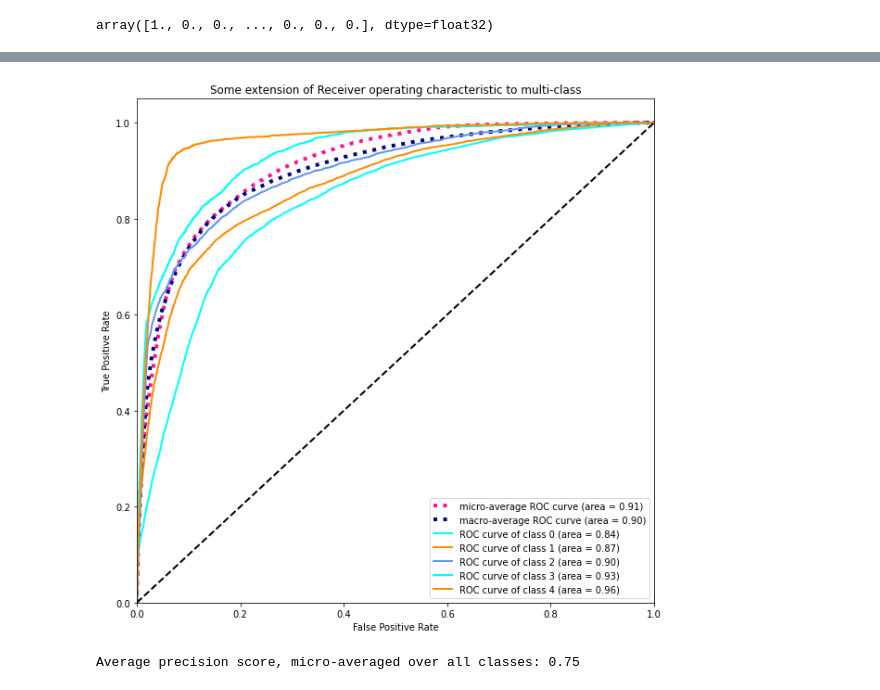
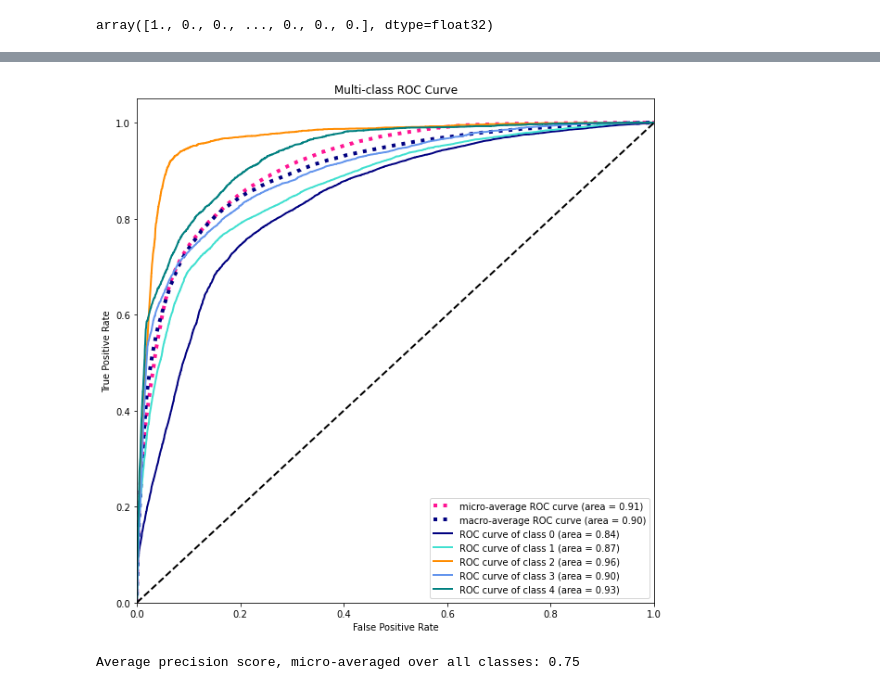
Before and after one commit to hudsonbat/Data-205, a Jupyter notebook: MCCrime_NN.ipynb, the cells around one changed output, grey strips where cells are left out. Drawn from its saved outputs; the diff is of its cells as text; code cells hidden in the pictures.

```diff
--- a/MCCrime_NN.ipynb
+++ b/MCCrime_NN.ipynb
@@ -133,11 +133,11 @@ for i, rowseries in data.iterrows():
     elif re.match(pattern2, data.at[i,'Crime Name3']):
         data.at[i,'Crime Type'] = 'Drugs/DUI/Weapon'
     elif re.match(pattern3, data.at[i,'Crime Name3']):
-        data.at[i,'Crime Type'] = 'Fraud'
+        data.at[i,'Crime Type'] = 'Fraud/Identity Theft'
     elif re.match(pattern4, data.at[i,'Crime Name3']):
-        data.at[i,'Crime Type'] = 'Auto Theft/Property Damage/Robbery/Disorderly Conduct'
+        data.at[i,'Crime Type'] = 'Auto Theft/Property Damage/Robbery'
     elif re.match(pattern5, data.at[i,'Crime Name3']):
-        data.at[i,'Crime Type'] = 'Theft from Store/Pocket Picking/Counterfeit'
+        data.at[i,'Crime Type'] = 'Commercial Theft/Pocket Picking'
     else:
         data.at[i,'Crime Type'] = 'All Other Offenses'
 # %%
@@ -425,36 +425,36 @@ fpr["macro"] = all_fpr
 tpr["macro"] = mean_tpr
 roc_auc["macro"] = auc(fpr["macro"], tpr["macro"])
 
 # Plot all ROC curves
 plt.figure()
 plt.plot(fpr["micro"], tpr["micro"],
          label='micro-average ROC curve (area = {0:0.2f})'
                ''.format(roc_auc["micro"]),
          color='deeppink', linestyle=':', linewidth=4)
 
 plt.plot(fpr["macro"], tpr["macro"],
          label='macro-average ROC curve (area = {0:0.2f})'
                ''.format(roc_auc["macro"]),
          color='navy', linestyle=':', linewidth=4)
 
-colors = cycle(['aqua', 'darkorange', 'cornflowerblue'])
+colors = cycle(['navy', 'turquoise', 'darkorange', 'cornflowerblue', 'teal'])
 for i, color in zip(range(len(top_classes)), colors):
     plt.plot(fpr[i], tpr[i], color=color, lw=2,
              label='ROC curve of class {0} (area = {1:0.2f})'
              ''.format(i, roc_auc[i]))
 
 plt.plot([0, 1], [0, 1], 'k--', lw=2)
 plt.xlim([0.0, 1.0])
 plt.ylim([0.0, 1.05])
 plt.xlabel('False Positive Rate')
 plt.ylabel('True Positive Rate')
-plt.title('Some extension of Receiver operating characteristic to multi-class')
+plt.title('Multi-class ROC Curve')
 plt.legend(loc="lower right")
 fig = plt.gcf()
 fig.set_size_inches(10,10)
 plt.show()
 # %% [output]
-[figure, old version]
+[figure, new version]
 # %%
 # For each class
 precision = dict()
```
Also changed, not shown: parts of 13 cells of this notebook.
